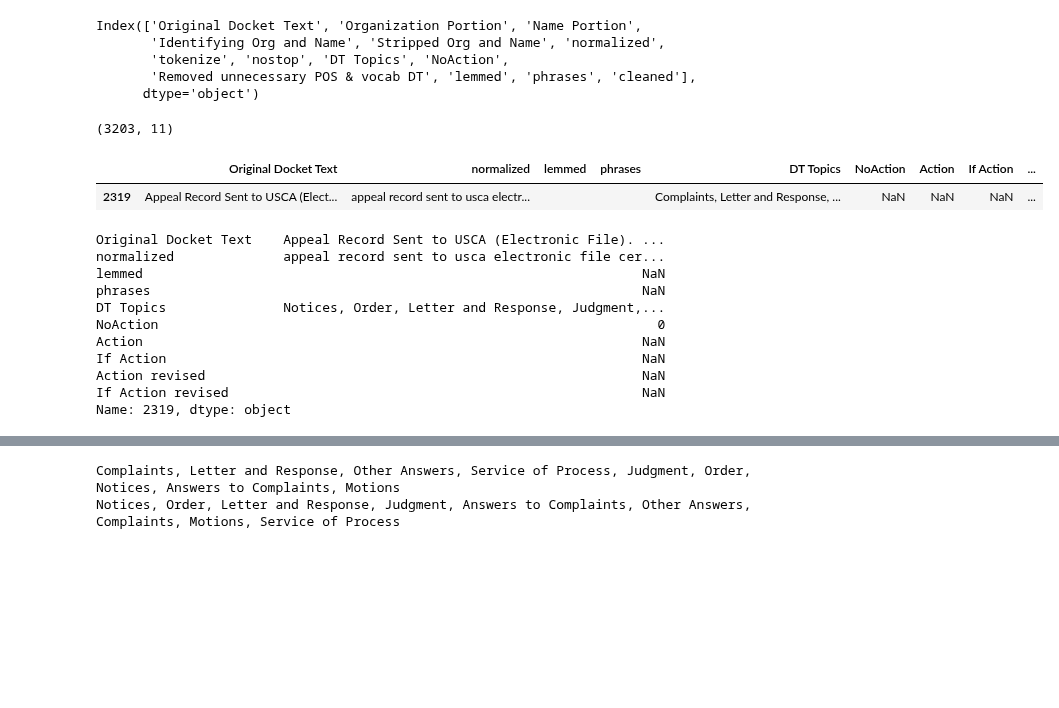
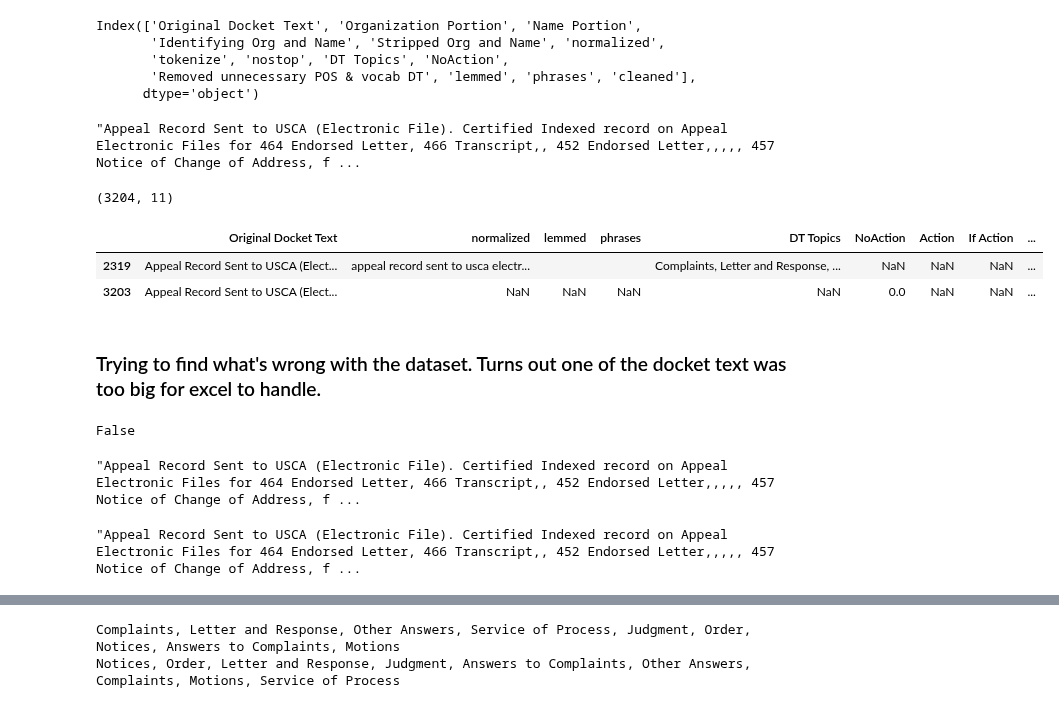
Before and after one commit to a35931chi/AI-Paralegal, a Jupyter notebook: Standard NLP Process 20180927.ipynb, the cells around one changed output, grey strips where cells are left out. Saved outputs shown, nothing was run; the diff lists cells and outputs as text; code cells hidden in the pictures; blank space fills up the shorter version.

Commit message:
training dataset updated with chris' feedback. proceeding with modeling

```diff
--- a/Standard NLP Process 20180927.ipynb
+++ b/Standard NLP Process 20180927.ipynb
@@ -527,29 +527,34 @@ Index(['Original Docket Text', 'Organization Portion', 'Name Portion',
        'tokenize', 'nostop', 'DT Topics', 'NoAction',
        'Removed unnecessary POS & vocab DT', 'lemmed', 'phrases', 'cleaned'],
       dtype='object')
+# %%
+new_df['Original Docket Text'].iloc[2352]
+# %% [output]
+"Appeal Record Sent to USCA (Electronic File). Certified Indexed record on Appeal Electronic Files for 464 Endorsed Letter, 466 Transcript,, 452 Endorsed Letter,,,,, 457 Notice of Change of Address, f ...
 # %%
 newer_df = new_df[['Original Docket Text', 'normalized', 'lemmed', 'phrases', 'DT Topics']].drop_duplicates().merge(old_df[['Original Docket Text', 'NoAction', 'Action', 'If Action', 'Action revised', 'If Action revised']],
-                                                                                                                    on = 'Original Docket Text', how = 'left', indicator = True)
+                                                                                                                    on = 'Original Docket Text', how = 'outer', indicator = True)
 print(newer_df.shape)
 newer_df[newer_df['_merge'] != 'both'].head()
 # %% [output]
-(3203, 11)
+(3204, 11)
 |  | Original Docket Text | normalized | lemmed | phrases | DT Topics | NoAction | Action | If Action | ... |
 | 2319 | Appeal Record Sent to USCA (Elect... | appeal record sent to usca electr... |  |  | Complaints, Letter and Response, ... | NaN | NaN | NaN | ... |
+| 3203 | Appeal Record Sent to USCA (Elect... | NaN | NaN | NaN | NaN | 0.0 | NaN | NaN | ... |
-# %%
-old_df.iloc[2319]
-# %% [output]
-Original Docket Text    Appeal Record Sent to USCA (Electronic File). ...
-normalized              appeal record sent to usca electronic file cer...
-lemmed                                                                NaN
-phrases                                                               NaN
-DT Topics               Notices, Order, Letter and Response, Judgment,...
-NoAction                                                                0
-Action                                                                NaN
-If Action                                                             NaN
-Action revised                                                        NaN
-If Action revised                                                     NaN
-Name: 2319, dtype: object
+# %% [markdown]
+### Trying to find what's wrong with the dataset. Turns out one of the docket text was too big for excel to handle.
+# %%
+old_df['Original Docket Text'].iloc[2319] == new_df['Original Docket Text'].iloc[2352]
+# %% [output]
+False
+# %%
+newer_df['Original Docket Text'].iloc[2319]
+# %% [output]
+"Appeal Record Sent to USCA (Electronic File). Certified Indexed record on Appeal Electronic Files for 464 Endorsed Letter, 466 Transcript,, 452 Endorsed Letter,,,,, 457 Notice of Change of Address, f ...
+# %%
+newer_df['Original Docket Text'].iloc[3203]
+# %% [output]
+"Appeal Record Sent to USCA (Electronic File). Certified Indexed record on Appeal Electronic Files for 464 Endorsed Letter, 466 Transcript,, 452 Endorsed Letter,,,,, 457 Notice of Change of Address, f ...
 # %%
 new_df['Original Docket Text'].apply(len).sort_values(ascending = False)
 new_df.iloc[2352]
```
Also changed, not shown: parts of 4 cells of this notebook, 2 other files.
